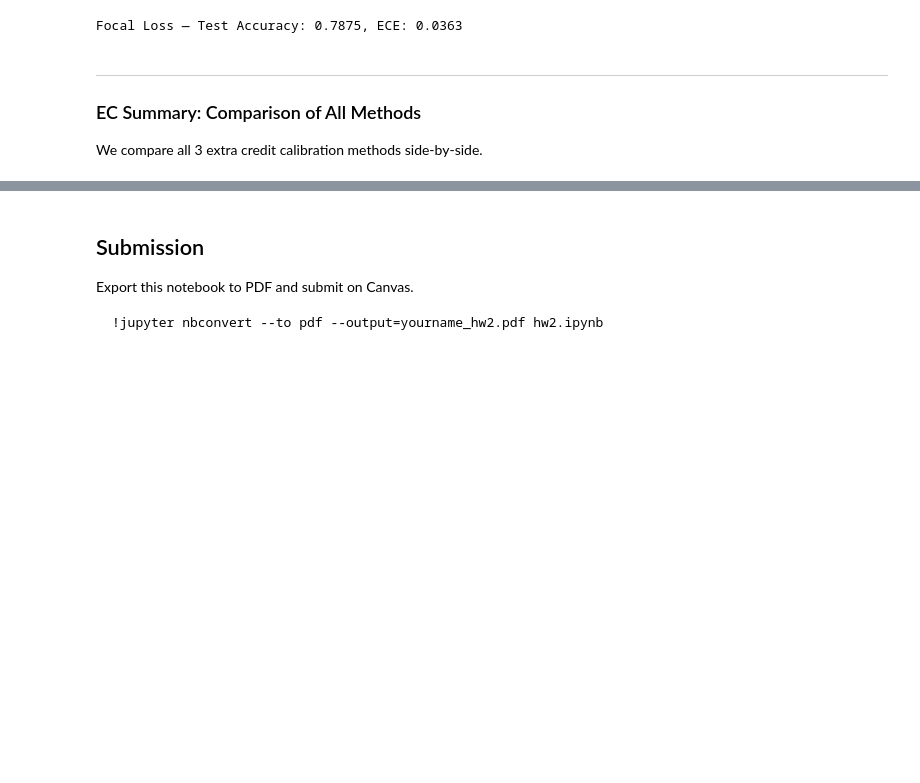
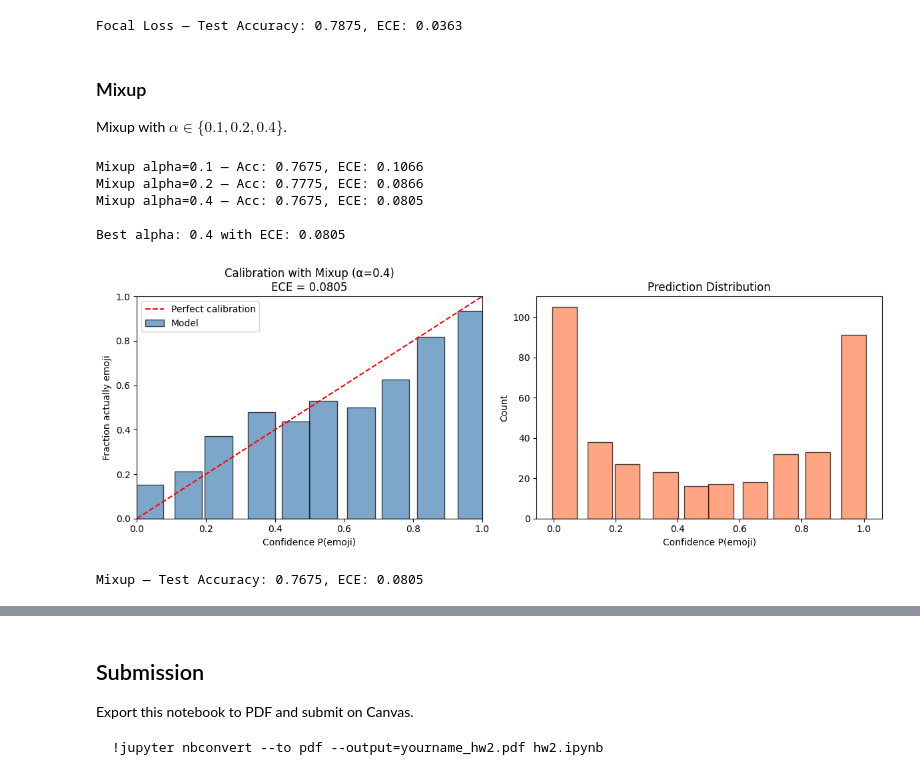
Before and after one commit to Vedant2100/s26, a Jupyter notebook: CS_229/hw2/vedant_hw2_ec.ipynb, the cells around one changed output, grey strips where cells are left out. Saved outputs shown, nothing was run; the diff lists cells and outputs as text; code cells hidden in the pictures; blank space fills up the shorter version.

```diff
--- a/CS_229/hw2/vedant_hw2_ec.ipynb
+++ b/CS_229/hw2/vedant_hw2_ec.ipynb
@@ -496,9 +459,62 @@ Focal Loss gamma=3.0 — Acc: 0.7775, ECE: 0.0712
 Best gamma: 2.0 with ECE: 0.0363
 [figure]
 Focal Loss — Test Accuracy: 0.7875, ECE: 0.0363
-# %% [markdown]
----
-
-### EC Summary: Comparison of All Methods
-
-We compare all 3 extra credit calibration methods side-by-side.
+# %% [markdown]
+### Mixup
+
+Mixup with $\alpha \in \{0.1, 0.2, 0.4\}$.
+# %%
+alpha_values = [0.1, 0.2, 0.4]
+best_alpha = None
+best_ece_mix = float('inf')
+best_mix_results = None
+
+for alpha in alpha_values:
+    model_mix = EmojiClassifier().to(device)
+    optimizer_mix = torch.optim.Adam(model_mix.parameters(), lr=learning_rate)
+    train_dataset_mix = TensorDataset(train_features, train_labels)
+    train_loader_mix = DataLoader(train_dataset_mix, batch_size=batch_size, shuffle=True)
+
+    for epoch in range(1, n_epochs + 1):
+        model_mix.train()
+        for bf, bl in train_loader_mix:
+            bf, bl = bf.to(device), bl.to(device)
+            lam = np.random.beta(alpha, alpha)
+            idx = torch.randperm(bf.size(0)).to(device)
+            mixed_x = lam * bf + (1 - lam) * bf[idx]
+            y_onehot = F.one_hot(bl, 2).float()
+            mixed_y = lam * y_onehot + (1 - lam) * y_onehot[idx]
+            optimizer_mix.zero_grad()
+            out = model_mix(mixed_x)
+            loss = -(mixed_y * F.log_softmax(out, dim=1)).sum(1).mean()
+            loss.backward()
+            optimizer_mix.step()
+
+    model_mix.eval()
+    with torch.no_grad():
+        test_logits_mix = model_mix(test_features.to(device))
+        test_probs_mix = F.softmax(test_logits_mix, dim=1)
+        conf_mix = test_probs_mix[:, 1]
+        tl_dev = test_labels.to(device)
+        bc, ba, bn, ece_mix_val = compute_calibration(conf_mix, tl_dev)
+        acc_mix = (test_probs_mix.argmax(1) == tl_dev).float().mean().item()
+
+    print(f'Mixup alpha={alpha:.1f} — Acc: {acc_mix:.4f}, ECE: {ece_mix_val:.4f}')
+    if ece_mix_val < best_ece_mix:
+        best_ece_mix = ece_mix_val
+        best_alpha = alpha
+        best_mix_results = (bc, ba, bn, ece_mix_val, acc_mix)
+
+print(f'\nBest alpha: {best_alpha:.1f} with ECE: {best_ece_mix:.4f}')
+bc, ba, bn, ece_mix, acc_mix = best_mix_results
+plot_calibration(bc, ba, bn, ece_mix,
+                 title=f'Calibration with Mixup (\u03b1={best_alpha:.1f})')
+print(f'Mixup — Test Accuracy: {acc_mix:.4f}, ECE: {ece_mix:.4f}')
+# %% [output]
+Mixup alpha=0.1 — Acc: 0.7675, ECE: 0.1066
+Mixup alpha=0.2 — Acc: 0.7775, ECE: 0.0866
+Mixup alpha=0.4 — Acc: 0.7675, ECE: 0.0805
+
+Best alpha: 0.4 with ECE: 0.0805
+[figure, added]
+Mixup — Test Accuracy: 0.7675, ECE: 0.0805
```
Also changed, not shown: parts of 12 cells of this notebook.
